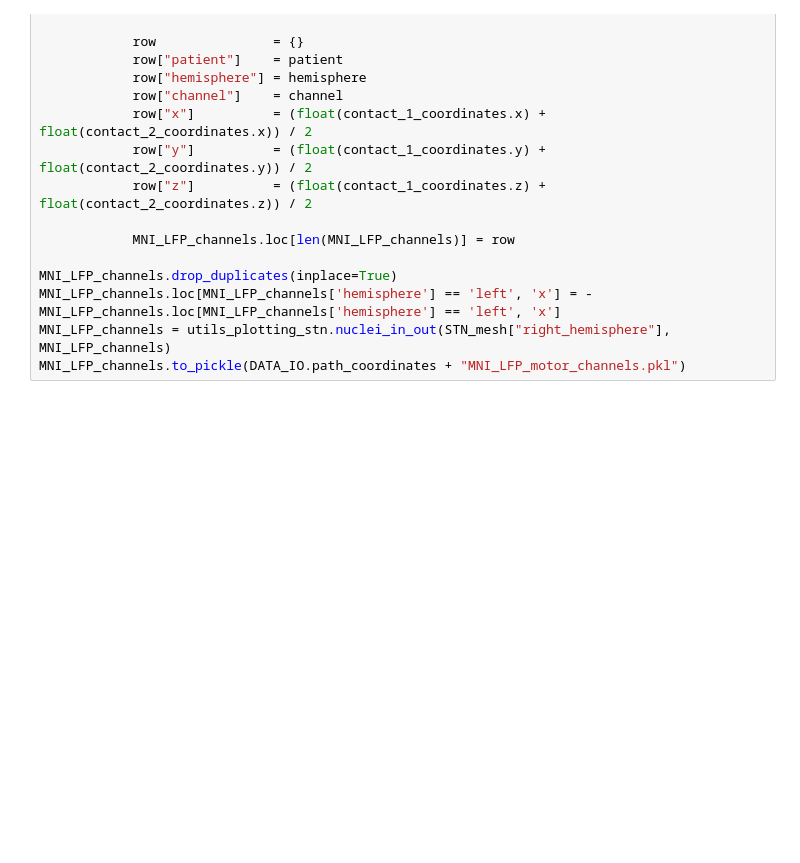
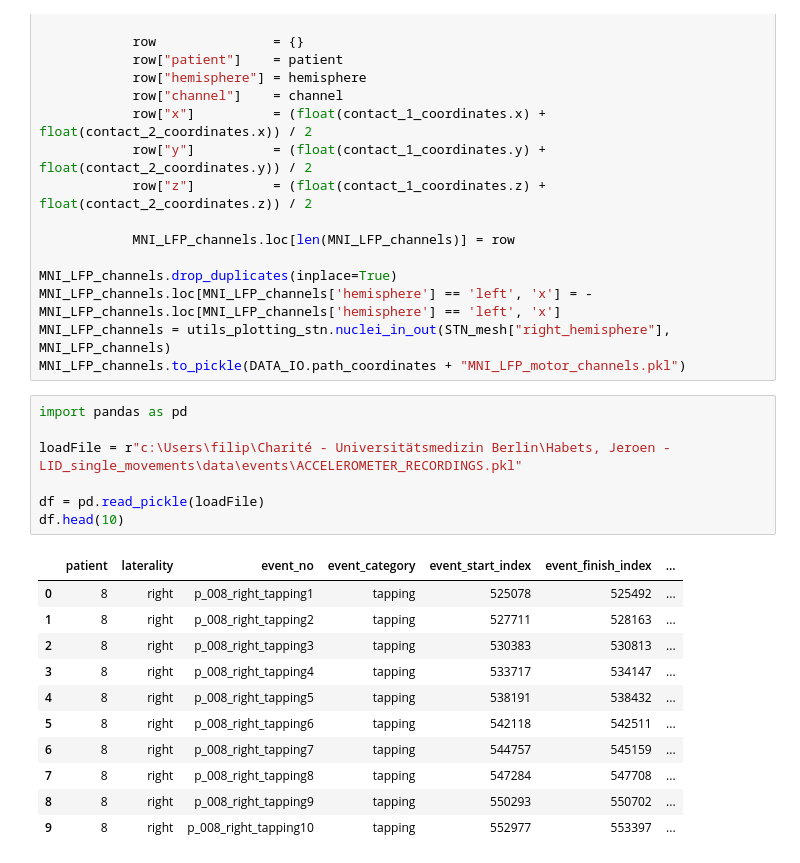
Before and after one commit to FilippoHei/PD-Dyskinesia-Electrophysiology, a Jupyter notebook: 1.5 LFP Channel MNI Coordinates Assignment.ipynb, the cells around one changed output. Saved outputs shown, nothing was run; the diff lists cells and outputs as text; blank space fills up the shorter version.

```diff
--- a/1.5 LFP Channel MNI Coordinates Assignment.ipynb
+++ b/1.5 LFP Channel MNI Coordinates Assignment.ipynb
@@ -111,3 +111,22 @@ MNI_LFP_channels.drop_duplicates(inplace=True)
 MNI_LFP_channels.loc[MNI_LFP_channels['hemisphere'] == 'left', 'x'] = -MNI_LFP_channels.loc[MNI_LFP_channels['hemisphere'] == 'left', 'x']
 MNI_LFP_channels = utils_plotting_stn.nuclei_in_out(STN_mesh["right_hemisphere"], MNI_LFP_channels)
 MNI_LFP_channels.to_pickle(DATA_IO.path_coordinates + "MNI_LFP_motor_channels.pkl")
+# %%
+import pandas as pd
+
+loadFile = r"c:\Users\filip\Charité - Universitätsmedizin Berlin\Habets, Jeroen - LID_single_movements\data\events\ACCELEROMETER_RECORDINGS.pkl"
+
+df = pd.read_pickle(loadFile)
+df.head(10)
+# %% [output]
+|  | patient | laterality | event_no | event_category | event_start_index | event_finish_index | ... |
+| 0 | 8 | right | p_008_right_tapping1 | tapping | 525078 | 525492 | ... |
+| 1 | 8 | right | p_008_right_tapping2 | tapping | 527711 | 528163 | ... |
+| 2 | 8 | right | p_008_right_tapping3 | tapping | 530383 | 530813 | ... |
+| 3 | 8 | right | p_008_right_tapping4 | tapping | 533717 | 534147 | ... |
+| 4 | 8 | right | p_008_right_tapping5 | tapping | 538191 | 538432 | ... |
+| 5 | 8 | right | p_008_right_tapping6 | tapping | 542118 | 542511 | ... |
+| 6 | 8 | right | p_008_right_tapping7 | tapping | 544757 | 545159 | ... |
+| 7 | 8 | right | p_008_right_tapping8 | tapping | 547284 | 547708 | ... |
+| 8 | 8 | right | p_008_right_tapping9 | tapping | 550293 | 550702 | ... |
+| 9 | 8 | right | p_008_right_tapping10 | tapping | 552977 | 553397 | ... |
```
Also changed, not shown: parts of 1 cell of this notebook, 13 other files.
